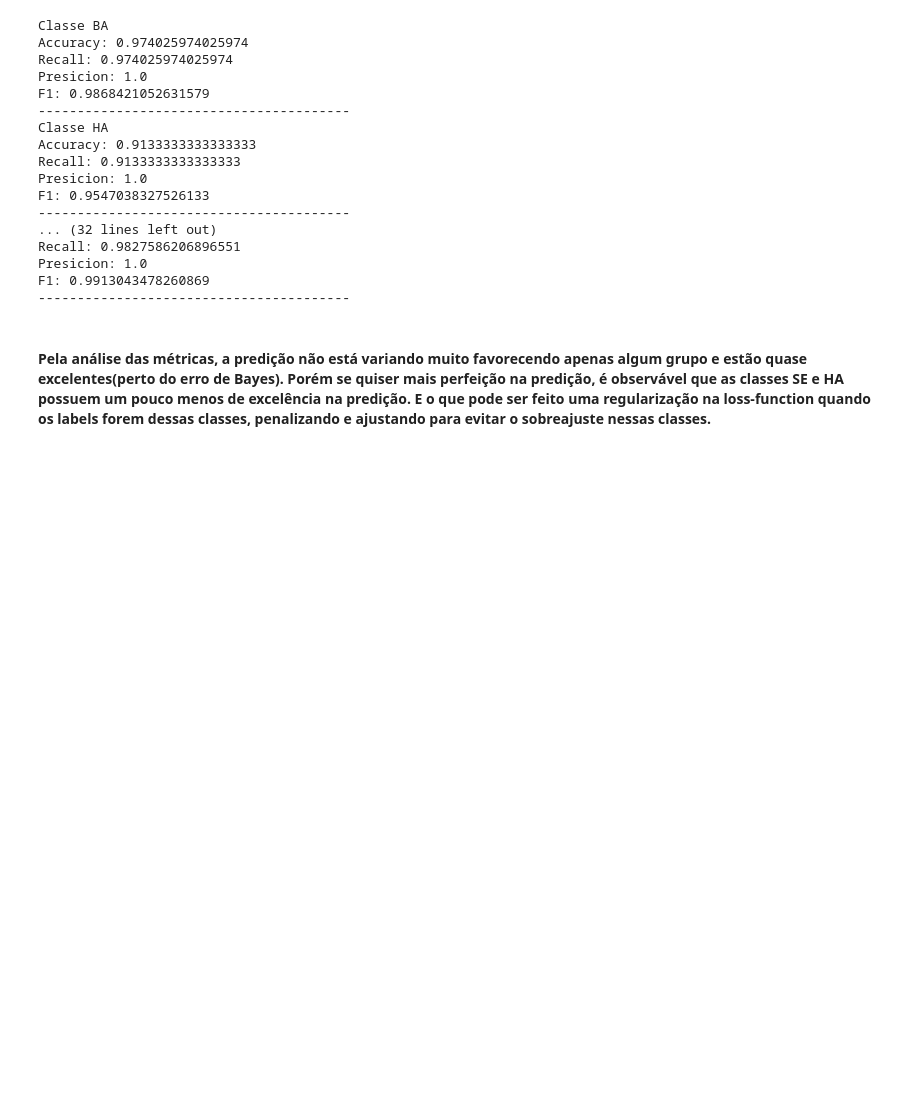
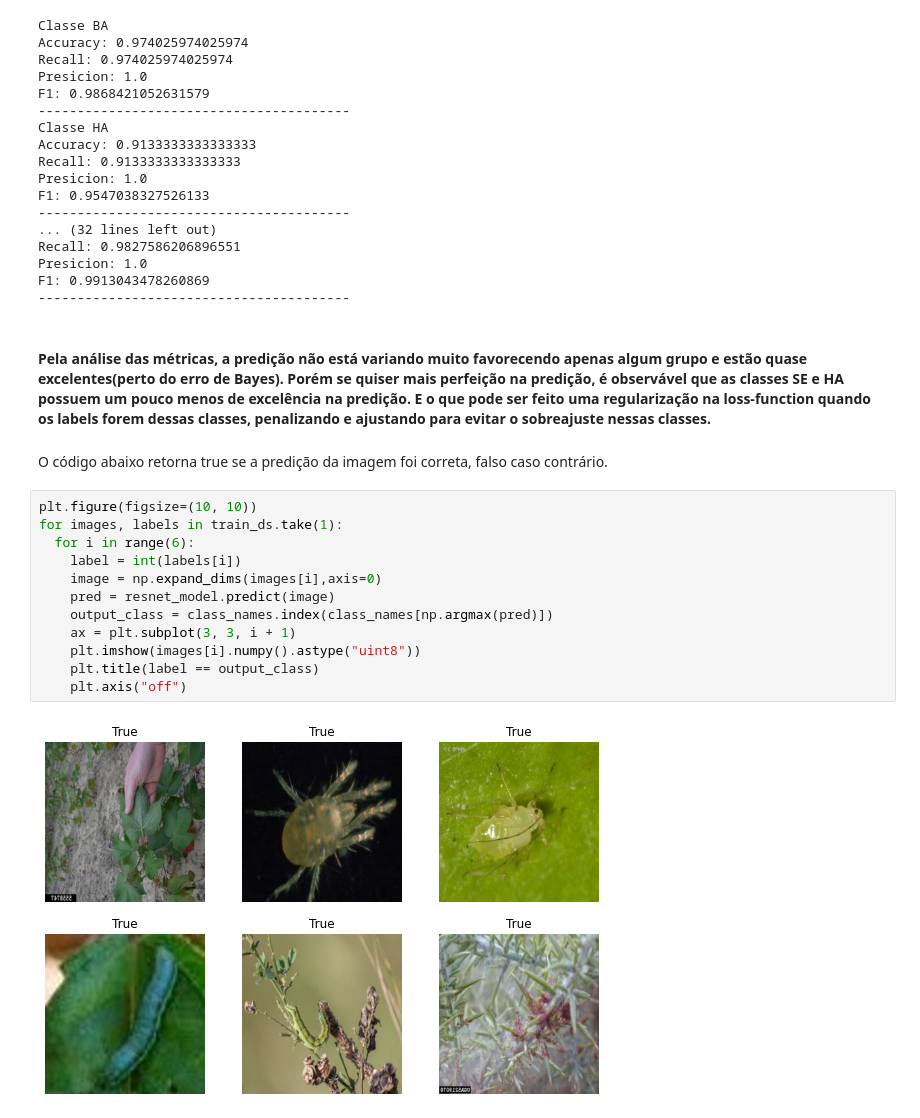
Before and after one commit to Matheus2608/Data-Science, a Jupyter notebook: Identificador de Pragas.ipynb, the cells around one changed output. Drawn from its saved outputs; the diff is of its cells as text; blank space fills up the shorter version.

```diff
--- a/Identificador de Pragas.ipynb
+++ b/Identificador de Pragas.ipynb
@@ -306,3 +306,19 @@ F1: 0.9913043478260869
 ----------------------------------------
 # %% [markdown]
 #### Pela análise das métricas, a predição não está variando muito favorecendo apenas algum grupo e estão quase excelentes(perto do erro de Bayes). Porém se quiser mais perfeição na predição, é observável que as classes SE e HA possuem um pouco menos de excelência na predição. E o que pode ser feito uma regularização na loss-function quando os labels forem dessas classes, penalizando e ajustando para evitar o sobreajuste nessas classes.
+# %% [markdown]
+O código abaixo retorna true se a predição da imagem foi correta, falso caso contrário.
+# %%
+plt.figure(figsize=(10, 10))
+for images, labels in train_ds.take(1):
+  for i in range(6):
+    label = int(labels[i])
+    image = np.expand_dims(images[i],axis=0)
+    pred = resnet_model.predict(image)
+    output_class = class_names.index(class_names[np.argmax(pred)])
+    ax = plt.subplot(3, 3, i + 1)
+    plt.imshow(images[i].numpy().astype("uint8"))
+    plt.title(label == output_class)
+    plt.axis("off")
+# %% [output]
+[figure, added]
```
